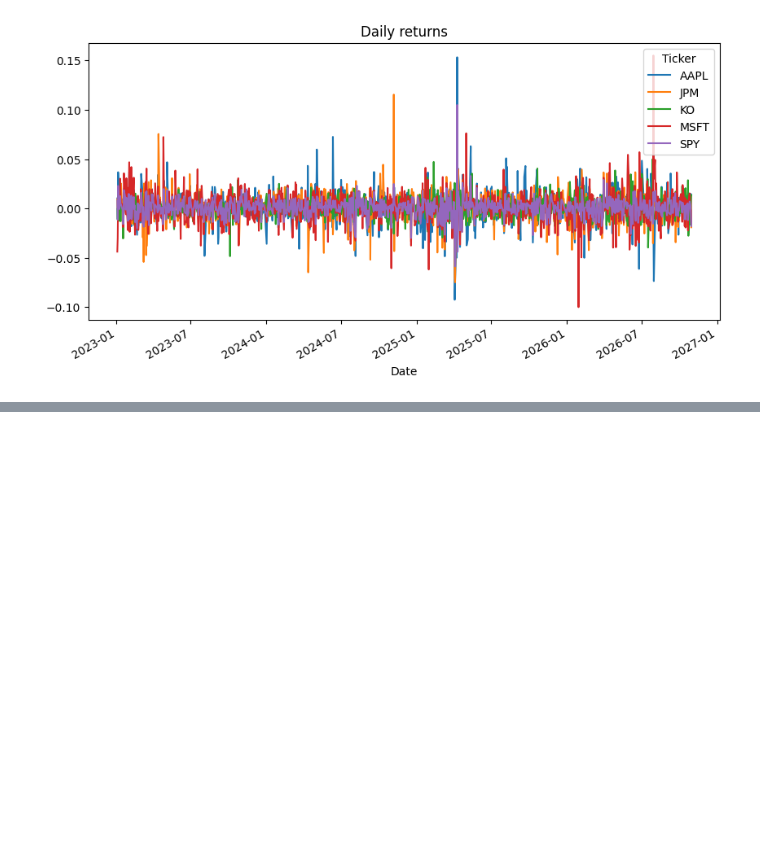
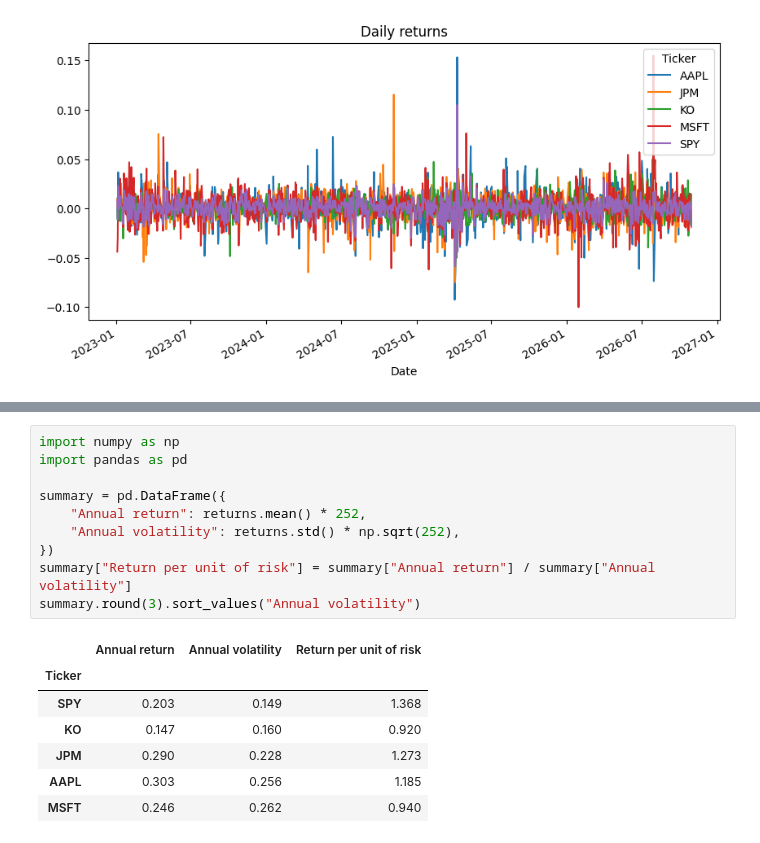
Before and after one commit to charlie-cassidy1/portfolio-analysis, a Jupyter notebook: portfolio_analysis.ipynb, the cells around one changed output, grey strips where cells are left out. Drawn from its saved outputs; the diff is of its cells as text; blank space fills up the shorter version.

```diff
--- a/portfolio_analysis.ipynb
+++ b/portfolio_analysis.ipynb
@@ -26,0 +38,18 @@ returns.plot(figsize=(10, 5), title="Daily returns")
+# %%
+import numpy as np
+import pandas as pd
+
+summary = pd.DataFrame({
+    "Annual return": returns.mean() * 252,
+    "Annual volatility": returns.std() * np.sqrt(252),
+})
+summary["Return per unit of risk"] = summary["Annual return"] / summary["Annual volatility"]
+summary.round(3).sort_values("Annual volatility")
+# %% [output]
+|  | Annual return | Annual volatility | Return per unit of risk |
+| Ticker |  |  |  |
+| SPY | 0.203 | 0.149 | 1.368 |
+| KO | 0.147 | 0.160 | 0.920 |
+| JPM | 0.290 | 0.228 | 1.273 |
+| AAPL | 0.303 | 0.256 | 1.185 |
+| MSFT | 0.246 | 0.262 | 0.940 |
```
Also changed, not shown: parts of 5 cells of this notebook.
